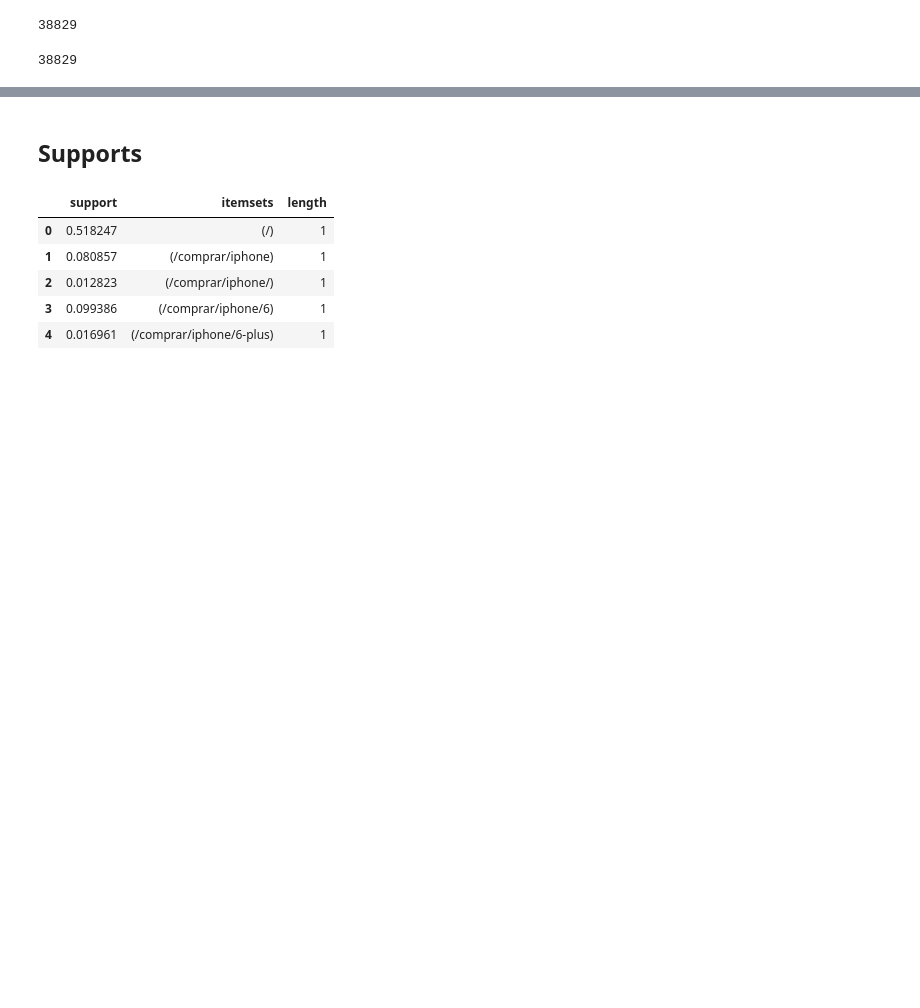
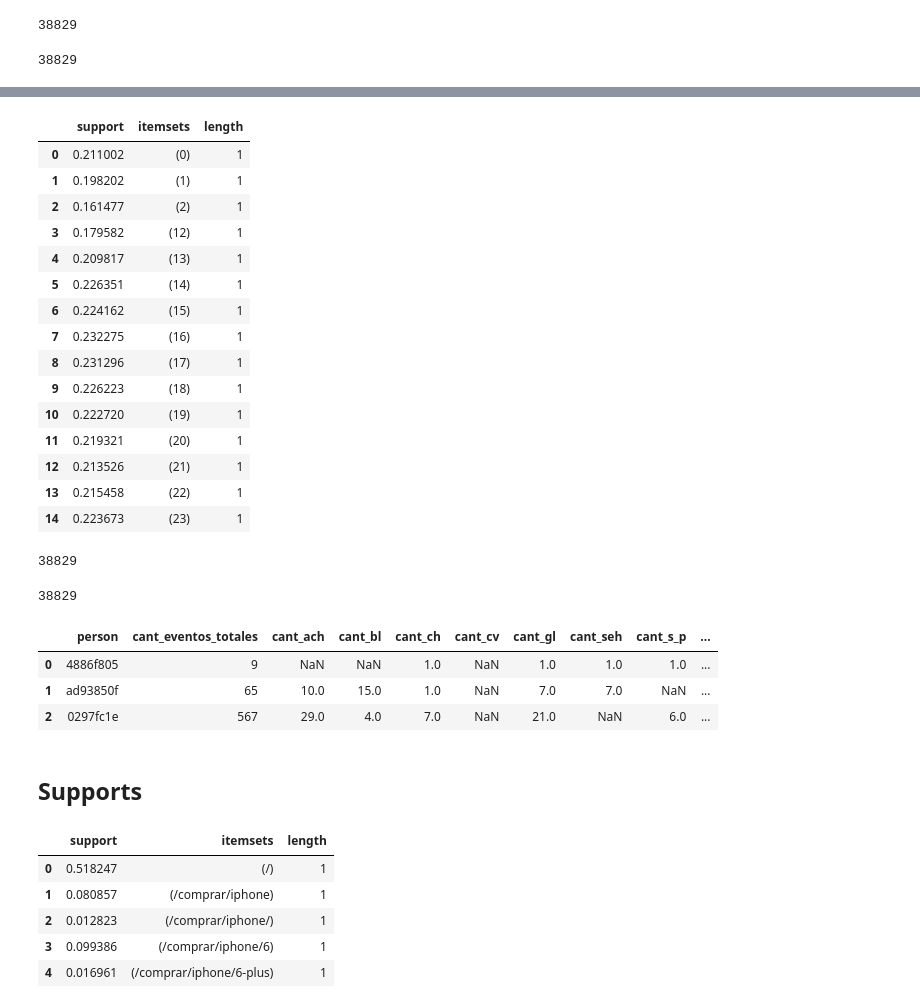
Before and after one commit to rozanecm/7506_ml, a Jupyter notebook: Forma2/Supports.ipynb, the cells around one changed output, grey strips where cells are left out. Drawn from its saved outputs; the diff is of its cells as text; code cells hidden in the pictures; blank space fills up the shorter version.

```diff
--- a/Forma2/Supports.ipynb
+++ b/Forma2/Supports.ipynb
@@ -127,0 +125,28 @@ features_df.head(3)
+# %%
+events_df['hora'] = events_df['timestamp'].dt.hour
+# %%
+ct = pd.crosstab(events_df.person, events_df.hora)
+ct = ct.astype('bool')
+# %%
+from mlxtend.frequent_patterns import apriori
+
+frequent_itemsets = apriori(ct, min_support=0.15, use_colnames=True)
+frequent_itemsets['length'] = frequent_itemsets['itemsets'].apply(lambda x: len(x))
+frequent_itemsets
+# %% [output]
+|  | support | itemsets | length |
+| 0 | 0.211002 | (0) | 1 |
+| 1 | 0.198202 | (1) | 1 |
+| 2 | 0.161477 | (2) | 1 |
+| 3 | 0.179582 | (12) | 1 |
+| 4 | 0.209817 | (13) | 1 |
+| 5 | 0.226351 | (14) | 1 |
+| 6 | 0.224162 | (15) | 1 |
+| 7 | 0.232275 | (16) | 1 |
+| 8 | 0.231296 | (17) | 1 |
+| 9 | 0.226223 | (18) | 1 |
+| 10 | 0.222720 | (19) | 1 |
+| 11 | 0.219321 | (20) | 1 |
+| 12 | 0.213526 | (21) | 1 |
+| 13 | 0.215458 | (22) | 1 |
+| 14 | 0.223673 | (23) | 1 |
@@ -127,0 +155,10 @@ features_df.head(3)
+# %%
+lista_support = asignar_support(result, frequent_itemsets)
+len(lista_support)
+# %% [output]
+38829
+# %%
+lista_personas = lista_personas_f(result)
+len(lista_personas)
+# %% [output]
+38829
@@ -128,3 +168,11 @@ features_df.head(3)
+# %%
+features_df = features_df.join(df.set_index('person'), on='person', how='left')
+features_df.head(3)
+# %% [output]
+|  | person | cant_eventos_totales | cant_ach | cant_bl | cant_ch | cant_cv | cant_gl | cant_seh | cant_s_p | ... |
+| 0 | 4886f805 | 9 | NaN | NaN | 1.0 | NaN | 1.0 | 1.0 | 1.0 | ... |
+| 1 | ad93850f | 65 | 10.0 | 15.0 | 1.0 | NaN | 7.0 | 7.0 | NaN | ... |
+| 2 | 0297fc1e | 567 | 29.0 | 4.0 | 7.0 | NaN | 21.0 | NaN | 6.0 | ... |
 # %% [markdown]
 ## Supports
 # %%
```
Also changed, not shown: parts of 80 cells of this notebook, 2 other files.
